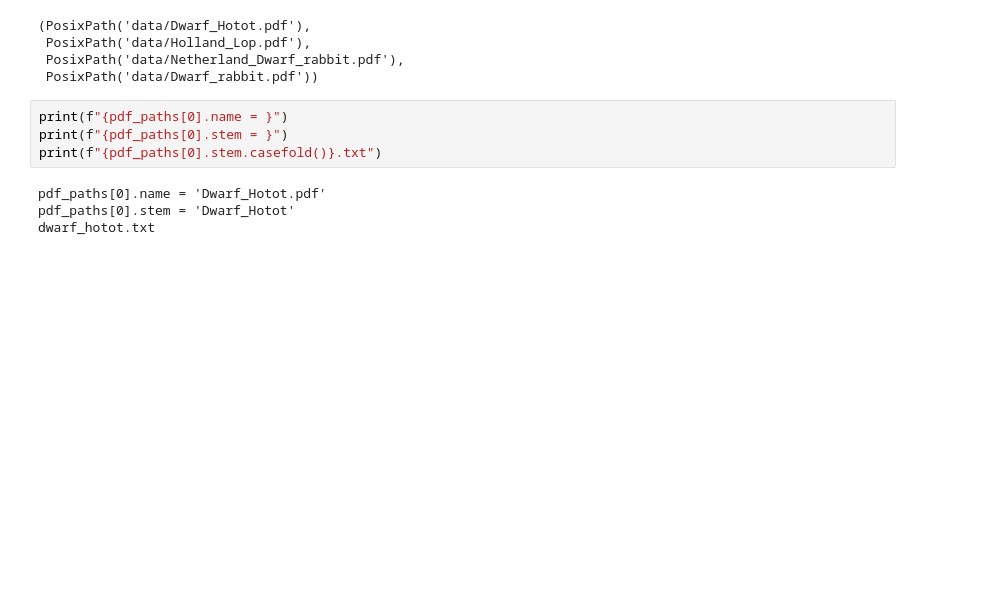
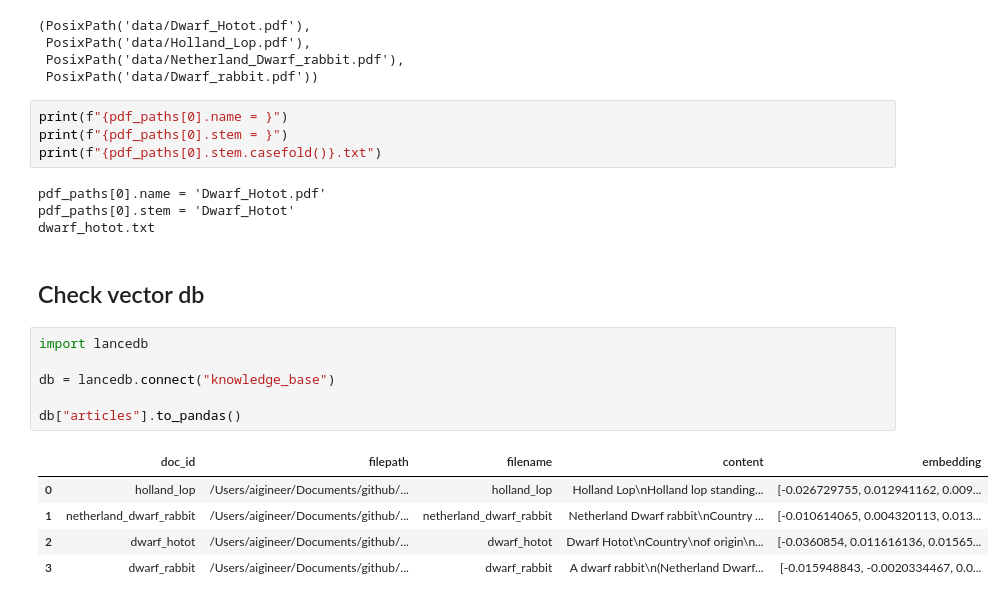
Before and after one commit to kokchun/ai_engineering_kokchun_giang_de24, a Jupyter notebook: 10_rag/explorations.ipynb, the cells around one changed output. Cells and saved outputs as stored; diff of their text form; blank space fills up the shorter version.

Commit message:
vector search explored

```diff
--- a/10_rag/explorations.ipynb
+++ b/10_rag/explorations.ipynb
@@ -36,3 +36,17 @@ print(f"{pdf_paths[0].stem.casefold()}.txt")
 pdf_paths[0].name = 'Dwarf_Hotot.pdf'
 pdf_paths[0].stem = 'Dwarf_Hotot'
 dwarf_hotot.txt
+# %% [markdown]
+## Check vector db
+# %%
+import lancedb
+
+db = lancedb.connect("knowledge_base")
+
+db["articles"].to_pandas()
+# %% [output]
+|  | doc_id | filepath | filename | content | embedding |
+| 0 | holland_lop | /Users/aigineer/Documents/github/... | holland_lop | Holland Lop\nHolland lop standing... | [-0.026729755, 0.012941162, 0.009... |
+| 1 | netherland_dwarf_rabbit | /Users/aigineer/Documents/github/... | netherland_dwarf_rabbit | Netherland Dwarf rabbit\nCountry ... | [-0.010614065, 0.004320113, 0.013... |
+| 2 | dwarf_hotot | /Users/aigineer/Documents/github/... | dwarf_hotot | Dwarf Hotot\nCountry\nof origin\n... | [-0.0360854, 0.011616136, 0.01565... |
+| 3 | dwarf_rabbit | /Users/aigineer/Documents/github/... | dwarf_rabbit | A dwarf rabbit\n(Netherland Dwarf... | [-0.015948843, -0.0020334467, 0.0... |
```
Also changed, not shown: parts of 1 cell of this notebook.
